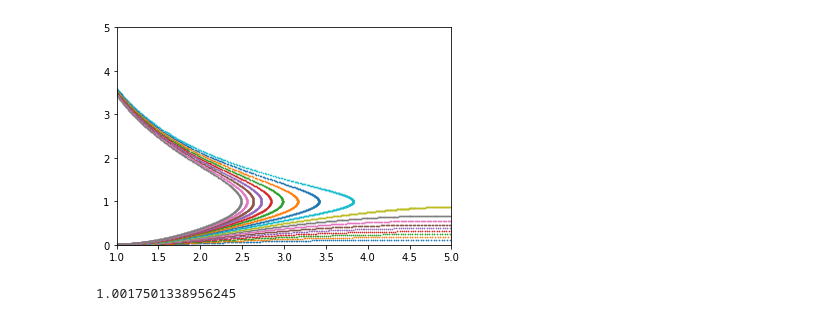
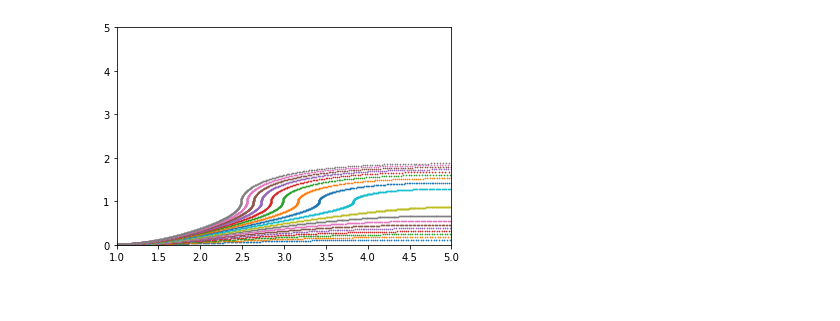
Before and after one commit to bnevs88/neutrino-winds, a Jupyter notebook: neutrino-winds/DE_Solver.ipynb, the cells around one changed output. Cells and saved outputs as stored; diff of their text form; code cells hidden in the pictures.

```diff
--- a/neutrino-winds/DE_Solver.ipynb
+++ b/neutrino-winds/DE_Solver.ipynb
@@ -137,8 +235,4 @@ def makePlot(minX,maxX,dx):
 # %%
-makePlot(.001,.01,.0005);
+makePlots(.001,.01,.0005,AV=True);
 # %% [output]
-[figure, old version]
+[figure, new version]
-# %%
-print(100*abs(np.linalg.norm((np.array([-0.46618877,1.57632707])-np.array([-0.45231597,1.56768413]))/np.linalg.norm(np.array([-0.45231597,1.56768413])))))
-# %% [output]
-1.0017501338956245
```
Also changed, not shown: parts of 8 cells of this notebook.
